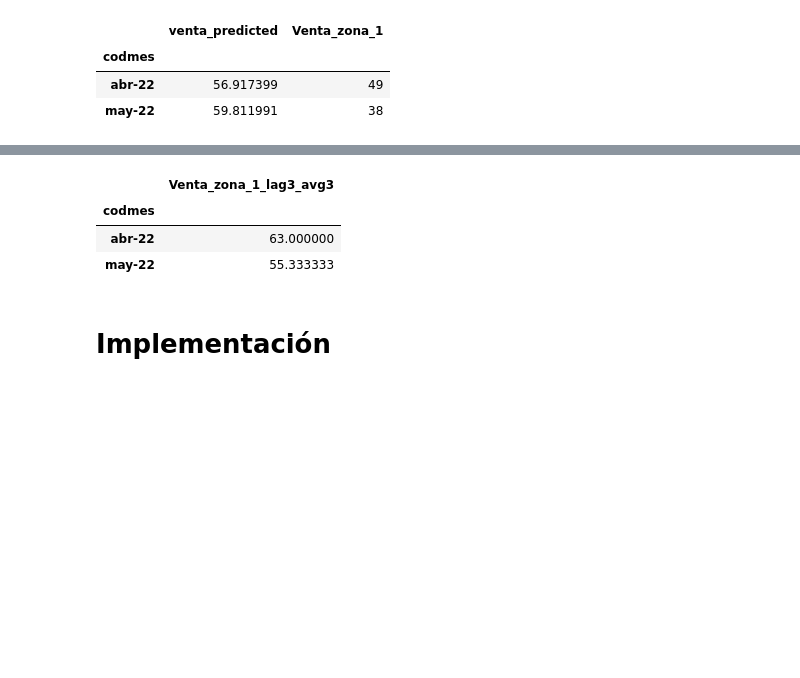
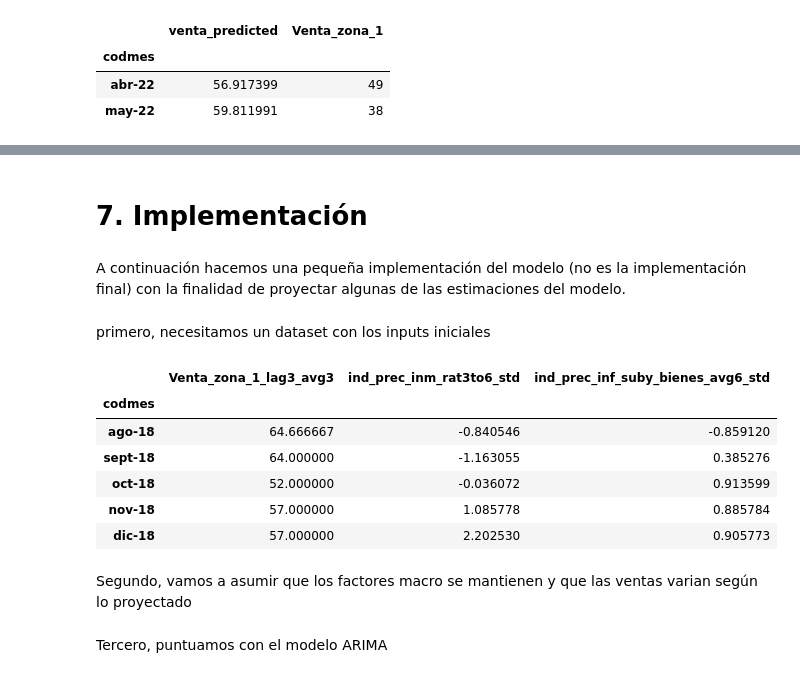
Before and after one commit to JCaballerot/Consultoria_ASEI, a Jupyter notebook: Model_development/JesusMaria/modelDevelopment_zona1_JM_rev.ipynb, the cells around one changed output, grey strips where cells are left out. Drawn from its saved outputs; the diff is of its cells as text; code cells hidden in the pictures; blank space fills up the shorter version.

```diff
--- a/Model_development/JesusMaria/modelDevelopment_zona1_JM_rev.ipynb
+++ b/Model_development/JesusMaria/modelDevelopment_zona1_JM_rev.ipynb
@@ -526,7 +596,0 @@ print(res.summary())
-# %%
-
-data_res['venta_predicted_final'] = 0.1938*data_res.venta_predicted + 0.9125*data_res.macro_pred - 6.1913
-
-data = data_res.copy().dropna()
-X_train = data[:-test_size].dropna()
-X_test  = data[-test_size:].dropna()
@@ -545,14 +597,21 @@ data[['venta_predicted',
-# %%
-X_test[features]
-# %% [output]
-|  | Venta_zona_1_lag3_avg3 |
-| codmes |  |
-| abr-22 | 63.000000 |
-| may-22 | 55.333333 |
 # %% [markdown]
-# Implementación
+# 7. Implementación
+# %% [markdown]
+A continuación hacemos una pequeña implementación del modelo (no es la implementación final) con la finalidad de proyectar algunas de las estimaciones del modelo.
+# %% [markdown]
+primero, necesitamos un dataset con los inputs iniciales
 # %%
-data[['Venta_zona_1_lag3_avg3', 'ind_prec_inm_rat3to6_std', 'ind_prec_inf_suby_bienes_avg6_std']]
+data[['Venta_zona_1_lag3_avg3', 'ind_prec_inm_rat3to6_std', 'ind_prec_inf_suby_bienes_avg6_std']].head()
+# %% [output]
+|  | Venta_zona_1_lag3_avg3 | ind_prec_inm_rat3to6_std | ind_prec_inf_suby_bienes_avg6_std |
+| codmes |  |  |  |
+| ago-18 | 64.666667 | -0.840546 | -0.859120 |
+| sept-18 | 64.000000 | -1.163055 | 0.385276 |
+| oct-18 | 52.000000 | -0.036072 | 0.913599 |
+| nov-18 | 57.000000 | 1.085778 | 0.885784 |
+| dic-18 | 57.000000 | 2.202530 | 0.905773 |
+# %% [markdown]
+Segundo, vamos a asumir que los factores macro se mantienen y que las ventas varian según lo proyectado
 # %%
 input = pd.DataFrame({'Venta_zona_1_lag3_avg3' : [57, 60, 58, 59, 58, 58],
                       'ind_prec_inm_rat3to6_std' : [-0.273022]*6,
@@ -562,4 +620,6 @@ input = pd.DataFrame({'Venta_zona_1_lag3_avg3' : [57, 60, 58, 59, 58, 58],
                       index = ['jun-22', 'jul-22', 'ago-22', 'sept-22', 'oct-22', 'nov-22'])
+# %% [markdown]
+Tercero, puntuamos con el modelo ARIMA
 # %%
 fc_pred, se, conf  = model_fit.forecast(6, exog = input['Venta_zona_1_lag3_avg3'], alpha=0.05)
 input['venta_predicted'] = fc_pred
```
Also changed, not shown: parts of 69 cells of this notebook.
